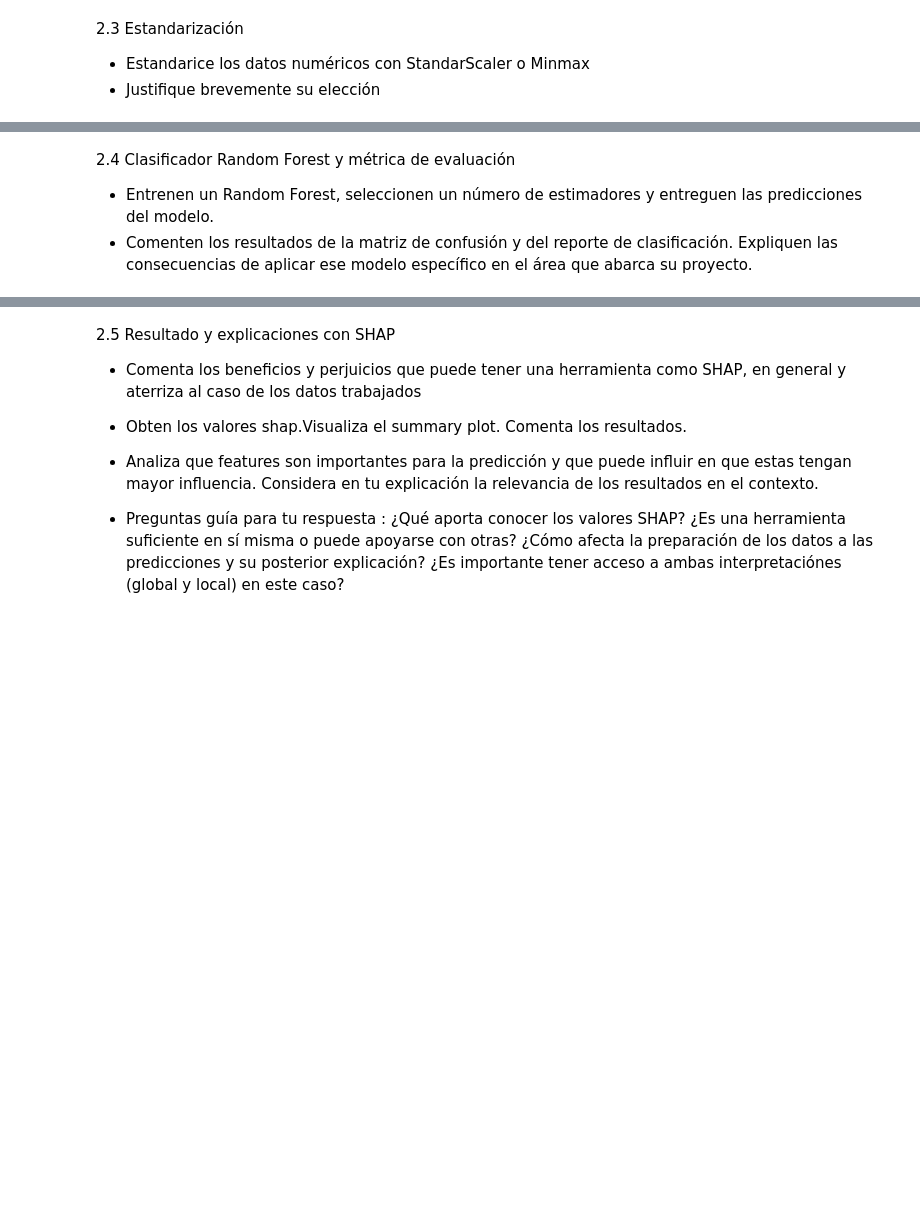
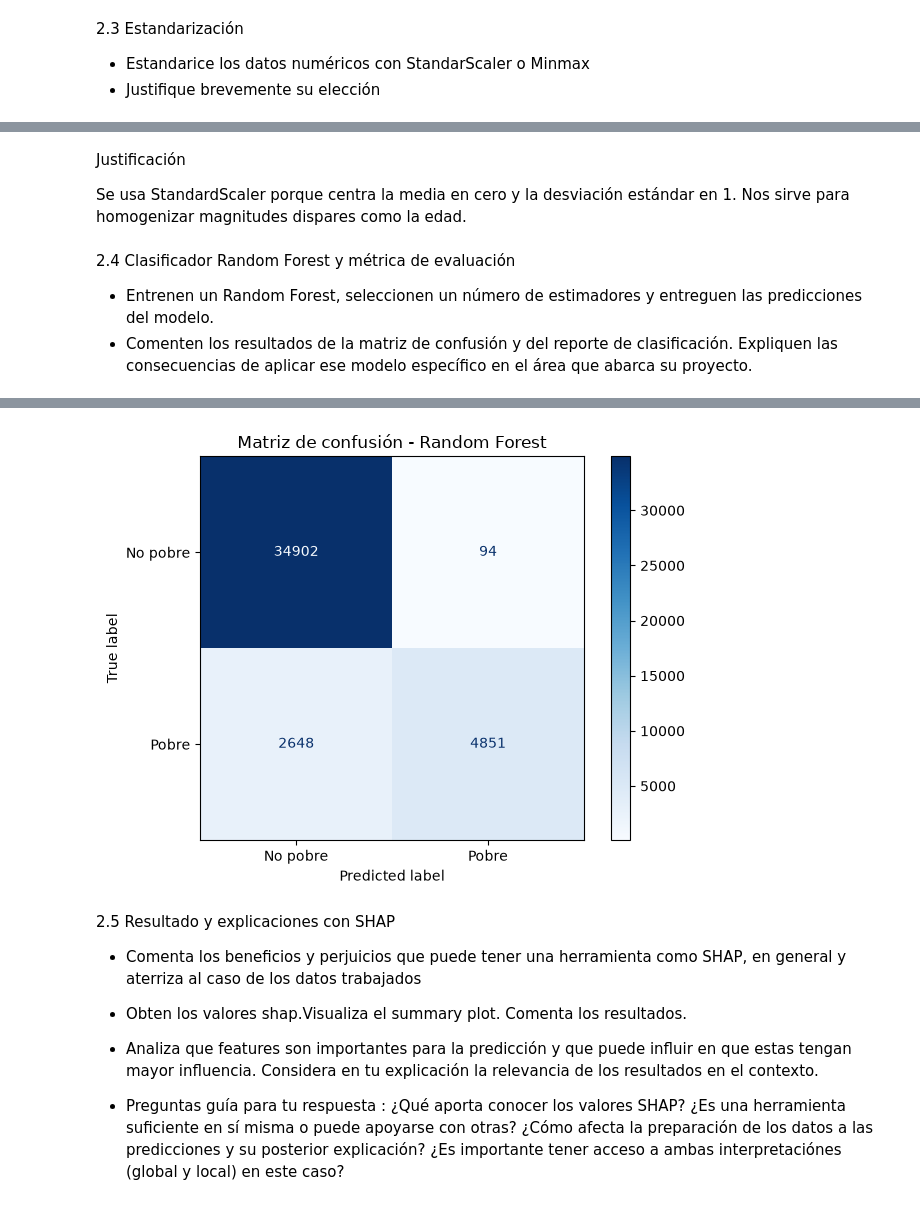
Before and after one commit to SergioHdezDC/Taller_ETI195_Casen2024, a Jupyter notebook: Taller_sumativo_3.ipynb, the cells around one changed output, grey strips where cells are left out. Cells and saved outputs as stored; diff of their text form; code cells hidden in the pictures; blank space fills up the shorter version.

```diff
--- a/Taller_sumativo_3.ipynb
+++ b/Taller_sumativo_3.ipynb
@@ -153,3 +401,23 @@ from sklearn.preprocessing import LabelEncoder, OneHotEncoder, StandardScaler,Mi
 - Utilice train_test_split para obtener el conjunto de prueba y entrenamiento.
 
 (La variable objetivo no difiere de la utilizada en el taller anterior)
+# %%
+# División del conjunto de datos
+X_train, X_test, y_train, y_test = train_test_split(
+    X,
+    y,
+    test_size=0.2,
+    random_state=42,
+    stratify=y
+)
+
+# Revisar dimensiones
+print("X_train:", X_train.shape)
+print("X_test:", X_test.shape)
+
+# Revisar distribución de clases
+print("\nClases en entrenamiento:")
+print(pd.Series(y_train).value_counts(normalize=True))
+
+print("\nClases en prueba:")
+print(pd.Series(y_test).value_counts(normalize=True))
@@ -162,4 +555,63 @@ from sklearn.preprocessing import LabelEncoder, OneHotEncoder, StandardScaler,Mi
+# %% [markdown]
+Justificación
+
+Se usa StandardScaler porque centra la media en cero y la desviación estándar en 1. Nos sirve para homogenizar magnitudes dispares como la edad.
 # %% [markdown]
 2.4 Clasificador Random Forest y métrica de evaluación
 - Entrenen un Random Forest, seleccionen un número de estimadores y entreguen las predicciones del modelo.
 - Comenten los resultados de la matriz de confusión y del reporte de clasificación. Expliquen las consecuencias de aplicar ese modelo específico en el área que abarca su proyecto.
+# %%
+# Entrenamiento del modelo Random Forest
+rf_modelo = RandomForestClassifier(
+    n_estimators=100,
+    random_state=42,
+    n_jobs=-1
+)
+
+rf_modelo.fit(X_train_escalado, y_train)
+
+# Obtener predicciones del conjunto de prueba
+y_predict = rf_modelo.predict(X_test_escalado)
+
+# Exactitud del modelo
+accuracy = accuracy_score(y_test, y_predict)
+
+print("Accuracy:", round(accuracy, 4))
+
+# Matriz de confusión
+matriz_confusion = confusion_matrix(
+    y_test,
+    y_predict
+)
+
+print("\nMatriz de confusión:")
+print(matriz_confusion)
+
+# Reporte de clasificación
+print("\nReporte de clasificación:")
+print(
+    classification_report(
+        y_test,
+        y_predict,
+        labels=rf_modelo.classes_,
+        target_names=[
+            str(categoria)
+            for categoria in label_encoder.classes_
+        ],
+        zero_division=0
+    )
+)
+
+# Gráfico de la matriz de confusión
+ConfusionMatrixDisplay.from_predictions(
+    y_test,
+    y_predict,
+    display_labels=label_encoder.classes_,
+    cmap="Blues",
+    values_format="d"
+)
+
+plt.title("Matriz de confusión - Random Forest")
+plt.tight_layout()
+plt.show()
+# %% [output]
@@ -166,3 +633,4 @@ from sklearn.preprocessing import LabelEncoder, OneHotEncoder, StandardScaler,Mi
+[figure, added]
 # %% [markdown]
 2.5 Resultado y explicaciones con SHAP
 - Comenta los beneficios y perjuicios que puede tener una herramienta como SHAP, en general y aterriza al caso de los datos trabajados
```
Also changed, not shown: parts of 19 cells of this notebook.
